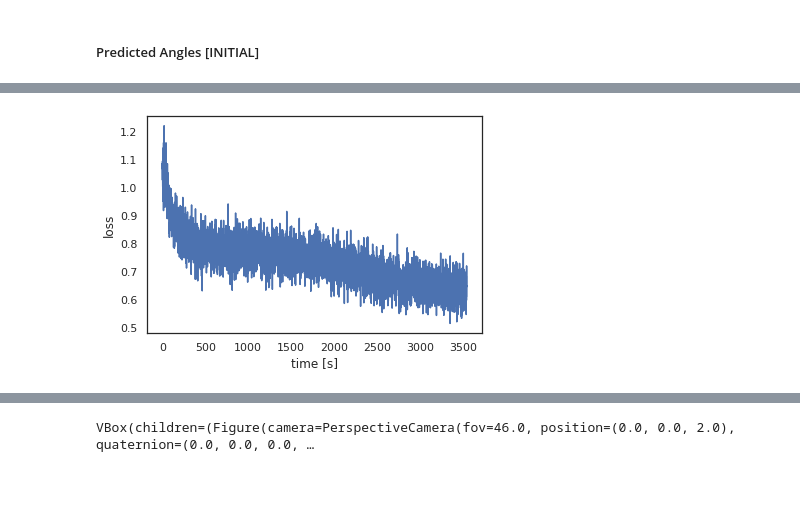
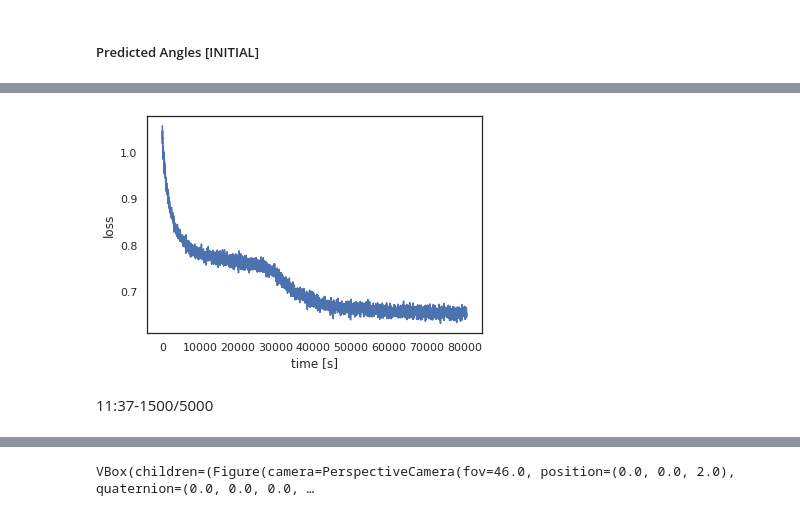
Before and after one commit to JelenaBanjac/protein-reconstruction, a Jupyter notebook: notebooks/Siamese_KERAS-protein.ipynb, the cells around one changed output, grey strips where cells are left out. Cells and saved outputs as stored; diff of their text form; code cells hidden in the pictures; blank space fills up the shorter version.

Commit message:
add whole pipeline ran with test/train/val

```diff
--- a/notebooks/Siamese_KERAS-protein.ipynb
+++ b/notebooks/Siamese_KERAS-protein.ipynb
@@ -319,13 +322,13 @@ pathlib.Path(CHECKPOINT_PATH).mkdir(parents=True, exist_ok=True)
 # %%
-tr_pairs, tr_y = create_pairs(X, y, projections_range=[0, 3000], num_pairs=40000)
+tr_pairs, tr_y = create_pairs(X, y, indices=train_idx, num_pairs=50000)
 tr_pairs = tr_pairs.reshape(list(tr_pairs.shape) + [-1])
 tr_y = tf.cast(tr_y, dtype=tf.float32)
 
-val_pairs, val_y = create_pairs(X, y, projections_range=[3000, 4000], num_pairs=10000)
+val_pairs, val_y = create_pairs(X, y, indices=val_idx, num_pairs=10000)
 val_pairs = val_pairs.reshape(list(val_pairs.shape) + [-1])
 val_y = tf.cast(val_y, dtype=tf.float32)
 
-te_pairs, te_y = create_pairs(X, y, projections_range=[4000, 5000], num_pairs=10000)
+te_pairs, te_y = create_pairs(X, y, indices=test_idx, num_pairs=10000)
 te_pairs = te_pairs.reshape(list(te_pairs.shape) + [-1])
 te_y = tf.cast(te_y, dtype=tf.float32)
 # %%
@@ -514,3 +514,0 @@ ________________________________________________________________________________
-# %%
-y_tr_pred = model.predict([tr_pairs[:, 0], tr_pairs[:, 1]])
-y_val_pred = model.predict([val_pairs[:, 0], val_pairs[:, 1]])
@@ -588 +574,3 @@ sns.jointplot(x="d_Q", y="d_P", data=df, kind="reg", color="g", height=11, scatt
+# %%
+num_pairs = 10000
 # %% [markdown]
@@ -641,32 +629,6 @@ def gradient(a1_predicted, a2_predicted, distance_target, dt_type, space):
         gradient = tape.gradient(loss_value, a1_predicted + a2_predicted)
 
     return loss_value, gradient
-# %%
-def sample_pairs(n_samples, batch_size, style="random", k=None):
-    if not k and style != "random":
-        raise ValueError("Please specify k for kNN for sample_pairs method")
-
-    if style=="random":
-        idx1 = list(np.random.randint(0, NUM_PROJECTIONS, batch_size))
-        idx2 = list(np.random.randint(0, NUM_PROJECTIONS, batch_size))
-
-    elif style=="knn":
-        idx1 = list(np.random.randint(0, NUM_PROJECTIONS, batch_size))
-        indices_p, distances_p, A_p = get_knn_output(k=k)
-        idx2 = [indices_p[i][np.random.randint(1, k)] for i in idx1]
-
-    elif style=="knn_and_random":
-        # select random sample for the first element of pair
-        idx1 = list(np.random.randint(0, NUM_PROJECTIONS, batch_size))
-
-        # half from kNN
-        indices_p, distances_p, A_p = get_knn_output(k=k)
-        idx2_knn = [indices_p[i][np.random.randint(1, k)] for i in idx1[:batch_size//2]]
-        idx2_random = list(np.random.randint(0, NUM_PROJECTIONS, batch_size//2))
-        # half random
-        idx2 = idx2_knn + idx2_random
-
-    return idx1, idx2
 # %%
 def loss_predicted_vs_true_angle(steps, batch_size, optimization=False):
     losses = np.empty(steps)
@@ -772,7 +731,7 @@ steps=5000
 batch_size=256
 
 #optimizer = tf.keras.optimizers.SGD(learning_rate=0.01)
-optimizer = Adam(learning_rate=0.01)
+optimizer = Adam(learning_rate=0.001)
 
 losses = np.empty(steps)
 time_start = time()
@@ -780,9 +739,7 @@ time_start = time()
 for step in range(1, steps+1):
 
     # Sample some pairs.
-    #idx1, idx2 = sample_pairs(NUM_PROJECTIONS, batch_size, style="knn_and_random", k=k)
-    idx1, idx2 = sample_pairs(projections_range=[4000, 5000], num_pairs=batch_size, style="knn_and_random", k=k)
-    #X_data, y_data = create_pairs(X, y, NUM_PAIRS)
+    idx1, idx2 = sample_pairs(projections=test_idx, num_pairs=num_pairs, style="knn_and_random", k=k)
 
     # Compute distances between projections
     p1 = [X[i] for i in idx1]
@@ -821,4 +778,6 @@ step 5000/5000 (3545s): loss = 5.97e-01
-[figure, old version]
+[figure, new version]
+# %% [markdown]
+11:37-1500/5000
 # %%
 loss_predicted_vs_true_angle(steps=1000, batch_size=256)
 # %% [output]
```
Also changed, not shown: parts of 43 cells of this notebook.
